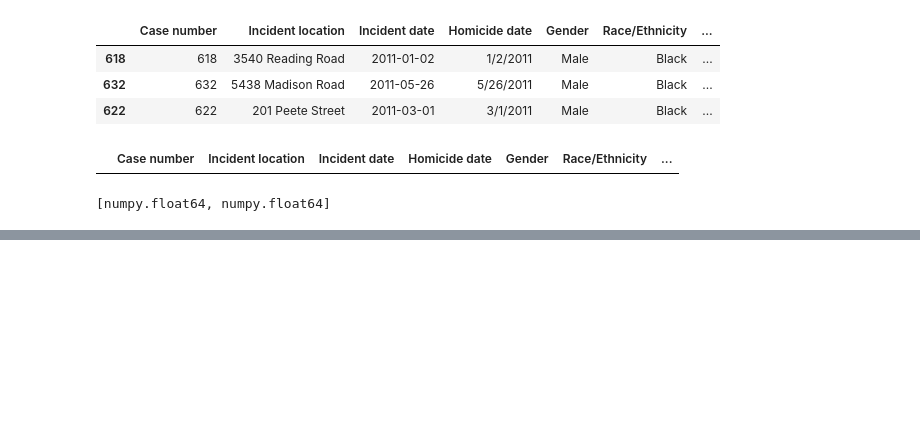
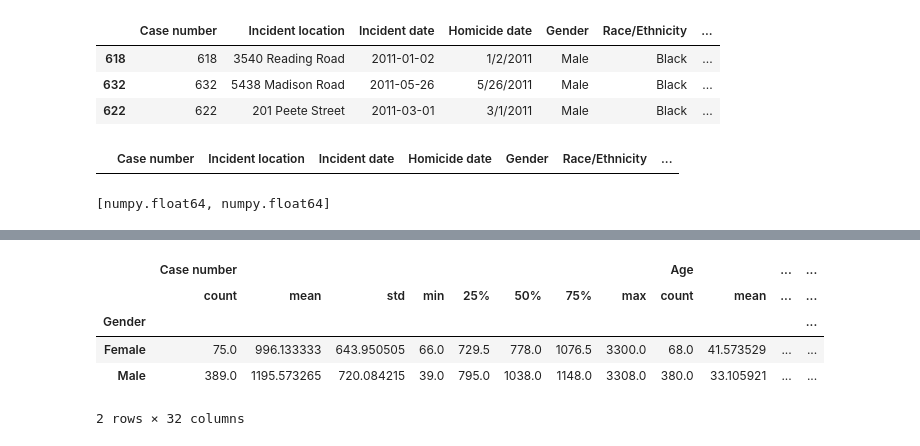
Before and after one commit to IsabelsRepo/IsabelsRepo, a Jupyter notebook: Data-Science/Unsolved Homicide Analysis/Unsolved_Homicides.ipynb, the cells around one changed output, grey strips where cells are left out. Drawn from its saved outputs; the diff is of its cells as text; code cells hidden in the pictures; blank space fills up the shorter version.

```diff
--- a/Data-Science/Unsolved Homicide Analysis/Unsolved_Homicides.ipynb
+++ b/Data-Science/Unsolved Homicide Analysis/Unsolved_Homicides.ipynb
@@ -830,0 +925,10 @@ fix cases
+# %%
+gender_df = case_map_df.groupby('Gender')
+gender_df.describe()
+# %% [output]
+|  | Case number |  |  |  |  |  |  |  | Age |  | ... | ... |
+|  | count | mean | std | min | 25% | 50% | 75% | max | count | mean | ... | ... |
+| Gender |  |  |  |  |  |  |  |  |  |  |  | ... |
+| Female | 75.0 | 996.133333 | 643.950505 | 66.0 | 729.5 | 778.0 | 1076.5 | 3300.0 | 68.0 | 41.573529 | ... | ... |
+| Male | 389.0 | 1195.573265 | 720.084215 | 39.0 | 795.0 | 1038.0 | 1148.0 | 3308.0 | 380.0 | 33.105921 | ... | ... |
+2 rows × 32 columns
```
Also changed, not shown: parts of 25 cells of this notebook.
